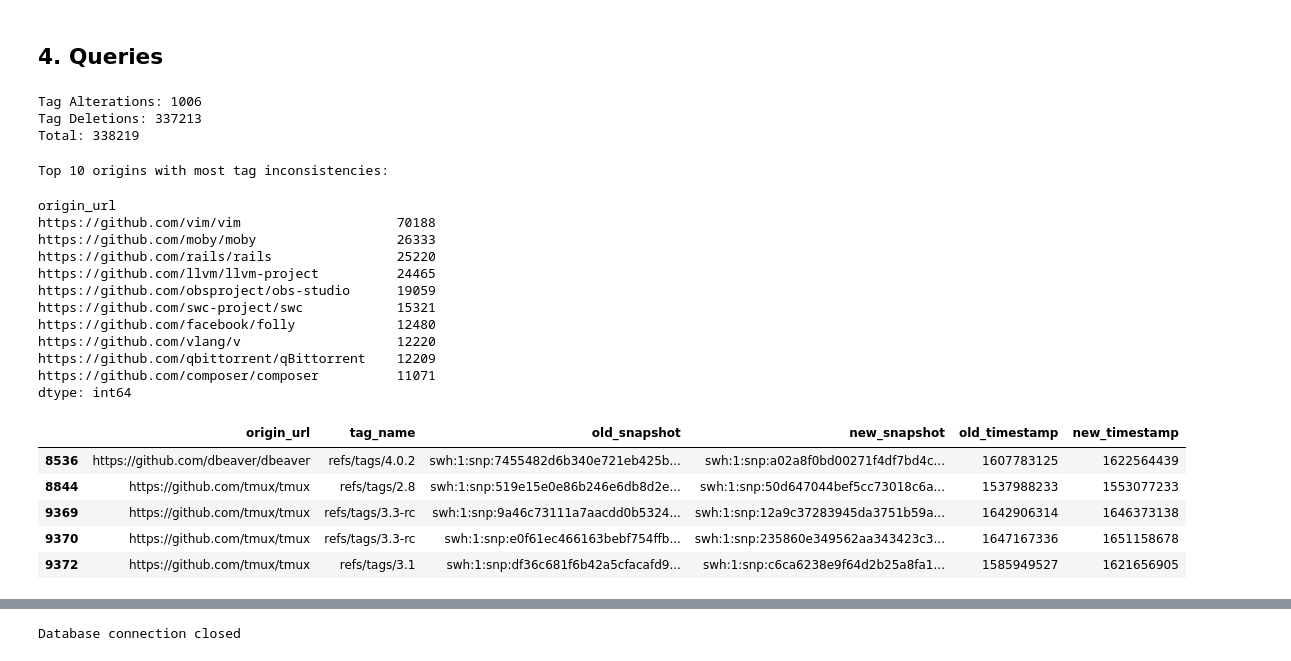
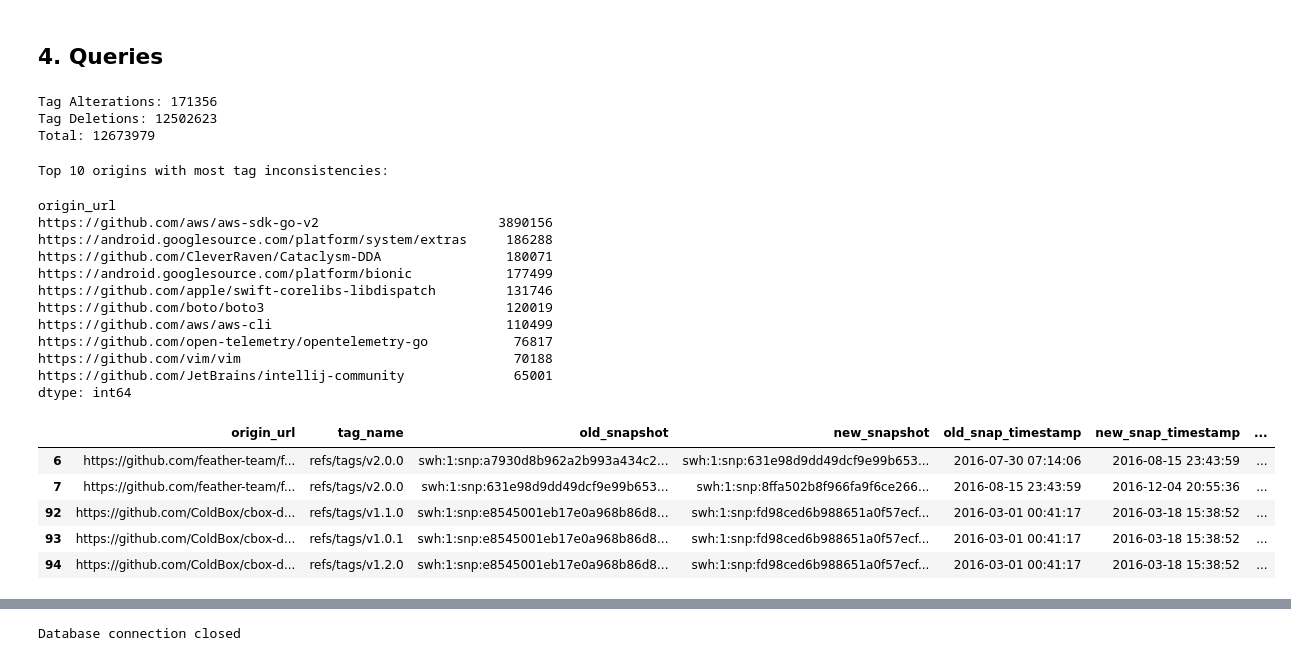
Before and after one commit to srapaport/tags-alterations, a Jupyter notebook: notebooks/analyze_tags.ipynb, the cells around one changed output, grey strips where cells are left out. Cells and saved outputs as stored; diff of their text form; code cells hidden in the pictures.

Commit message:
analyze for full 2025-05

```diff
--- a/notebooks/analyze_tags.ipynb
+++ b/notebooks/analyze_tags.ipynb
@@ -13,7 +13,7 @@ Libraries imported successfully
 # %% [markdown]
 ## 2. Connect to Database and Load Data
 # %%
-conn = sqlite3.connect('../data/tags_alterations_teaser_2025.db')
+conn = sqlite3.connect('../data/tags_alterations_full_2025-05_v2.db')
 df = pd.read_sql_query("SELECT * FROM tag_inconsistencies", conn)
 
 print(f"Loaded {len(df)} tag inconsistencies from database")
@@ -22,3 +22,9 @@ Loaded 338219 tag inconsistencies from database
+# %%
+for col in ['old_snap_timestamp', 'old_rev_timestamp', 'new_snap_timestamp', 'new_rev_timestamp']:
+    df[col] = pd.to_datetime(df[col], unit='s', errors='coerce')
+# %%
+df['year'] = df['new_snap_timestamp'].dt.year
+df['type'] = df['new_revision'].apply(lambda x: 'Alteration' if pd.notna(x) else 'Deletion')
 # %% [markdown]
 ## 3. Explore the DataFrame
 # %%
@@ -42,9 +48,9 @@ print(f"Tag Alterations: {len(tag_alterations)}")
 print(f"Tag Deletions: {len(tag_deletions)}")
 print(f"Total: {len(df)}")
 # %% [output]
-Tag Alterations: 1006
-Tag Deletions: 337213
-Total: 338219
+Tag Alterations: 171356
+Tag Deletions: 12502623
+Total: 12673979
 # %%
 # Find origins with most tag inconsistencies
 origins_with_most_issues = df.groupby('origin_url').size().sort_values(ascending=False)
@@ -53,26 +59,26 @@ origins_with_most_issues.head(10)
 # %% [output]
 Top 10 origins with most tag inconsistencies:
 origin_url
-https://github.com/vim/vim                    70188
-https://github.com/moby/moby                  26333
-https://github.com/rails/rails                25220
-https://github.com/llvm/llvm-project          24465
-https://github.com/obsproject/obs-studio      19059
-https://github.com/swc-project/swc            15321
-https://github.com/facebook/folly             12480
-https://github.com/vlang/v                    12220
-https://github.com/qbittorrent/qBittorrent    12209
-https://github.com/composer/composer          11071
+https://github.com/aws/aws-sdk-go-v2                       3890156
+https://android.googlesource.com/platform/system/extras     186288
+https://github.com/CleverRaven/Cataclysm-DDA                180071
+https://android.googlesource.com/platform/bionic            177499
+https://github.com/apple/swift-corelibs-libdispatch         131746
+https://github.com/boto/boto3                               120019
+https://github.com/aws/aws-cli                              110499
+https://github.com/open-telemetry/opentelemetry-go           76817
+https://github.com/vim/vim                                   70188
+https://github.com/JetBrains/intellij-community              65001
 dtype: int64
 # %%
-tag_alterations[['origin_url', 'tag_name', 'old_snapshot', 'new_snapshot', 'old_timestamp', 'new_timestamp']].head()
+tag_alterations[['origin_url', 'tag_name', 'old_snapshot', 'new_snapshot', 'old_snap_timestamp', 'new_snap_timestamp', 'old_rev_timestamp', 'new_rev_timestamp']].head()
 # %% [output]
-|  | origin_url | tag_name | old_snapshot | new_snapshot | old_timestamp | new_timestamp |
-| 8536 | https://github.com/dbeaver/dbeaver | refs/tags/4.0.2 | swh:1:snp:7455482d6b340e721eb425b... | swh:1:snp:a02a8f0bd00271f4df7bd4c... | 1607783125 | 1622564439 |
-| 8844 | https://github.com/tmux/tmux | refs/tags/2.8 | swh:1:snp:519e15e0e86b246e6db8d2e... | swh:1:snp:50d647044bef5cc73018c6a... | 1537988233 | 1553077233 |
-| 9369 | https://github.com/tmux/tmux | refs/tags/3.3-rc | swh:1:snp:9a46c73111a7aacdd0b5324... | swh:1:snp:12a9c37283945da3751b59a... | 1642906314 | 1646373138 |
-| 9370 | https://github.com/tmux/tmux | refs/tags/3.3-rc | swh:1:snp:e0f61ec466163bebf754ffb... | swh:1:snp:235860e349562aa343423c3... | 1647167336 | 1651158678 |
-| 9372 | https://github.com/tmux/tmux | refs/tags/3.1 | swh:1:snp:df36c681f6b42a5cfacafd9... | swh:1:snp:c6ca6238e9f64d2b25a8fa1... | 1585949527 | 1621656905 |
+|  | origin_url | tag_name | old_snapshot | new_snapshot | old_snap_timestamp | new_snap_timestamp | ... |
+| 6 | https://github.com/feather-team/f... | refs/tags/v2.0.0 | swh:1:snp:a7930d8b962a2b993a434c2... | swh:1:snp:631e98d9dd49dcf9e99b653... | 2016-07-30 07:14:06 | 2016-08-15 23:43:59 | ... |
+| 7 | https://github.com/feather-team/f... | refs/tags/v2.0.0 | swh:1:snp:631e98d9dd49dcf9e99b653... | swh:1:snp:8ffa502b8f966fa9f6ce266... | 2016-08-15 23:43:59 | 2016-12-04 20:55:36 | ... |
+| 92 | https://github.com/ColdBox/cbox-d... | refs/tags/v1.1.0 | swh:1:snp:e8545001eb17e0a968b86d8... | swh:1:snp:fd98ced6b988651a0f57ecf... | 2016-03-01 00:41:17 | 2016-03-18 15:38:52 | ... |
+| 93 | https://github.com/ColdBox/cbox-d... | refs/tags/v1.0.1 | swh:1:snp:e8545001eb17e0a968b86d8... | swh:1:snp:fd98ced6b988651a0f57ecf... | 2016-03-01 00:41:17 | 2016-03-18 15:38:52 | ... |
+| 94 | https://github.com/ColdBox/cbox-d... | refs/tags/v1.2.0 | swh:1:snp:e8545001eb17e0a968b86d8... | swh:1:snp:fd98ced6b988651a0f57ecf... | 2016-03-01 00:41:17 | 2016-03-18 15:38:52 | ... |
 # %%
 df[df['origin_url'].apply(lambda x: 'github' in x)]
 # %% [output]
```
Also changed, not shown: parts of 10 cells of this notebook.
